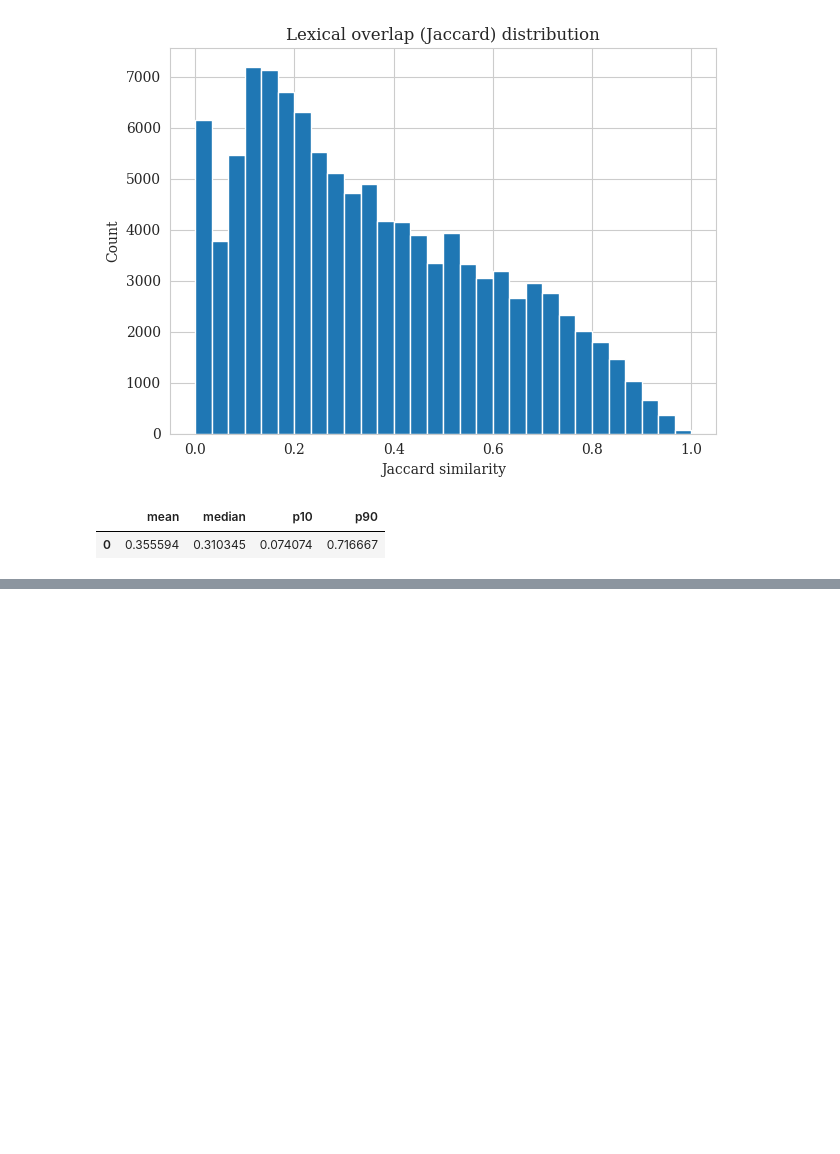
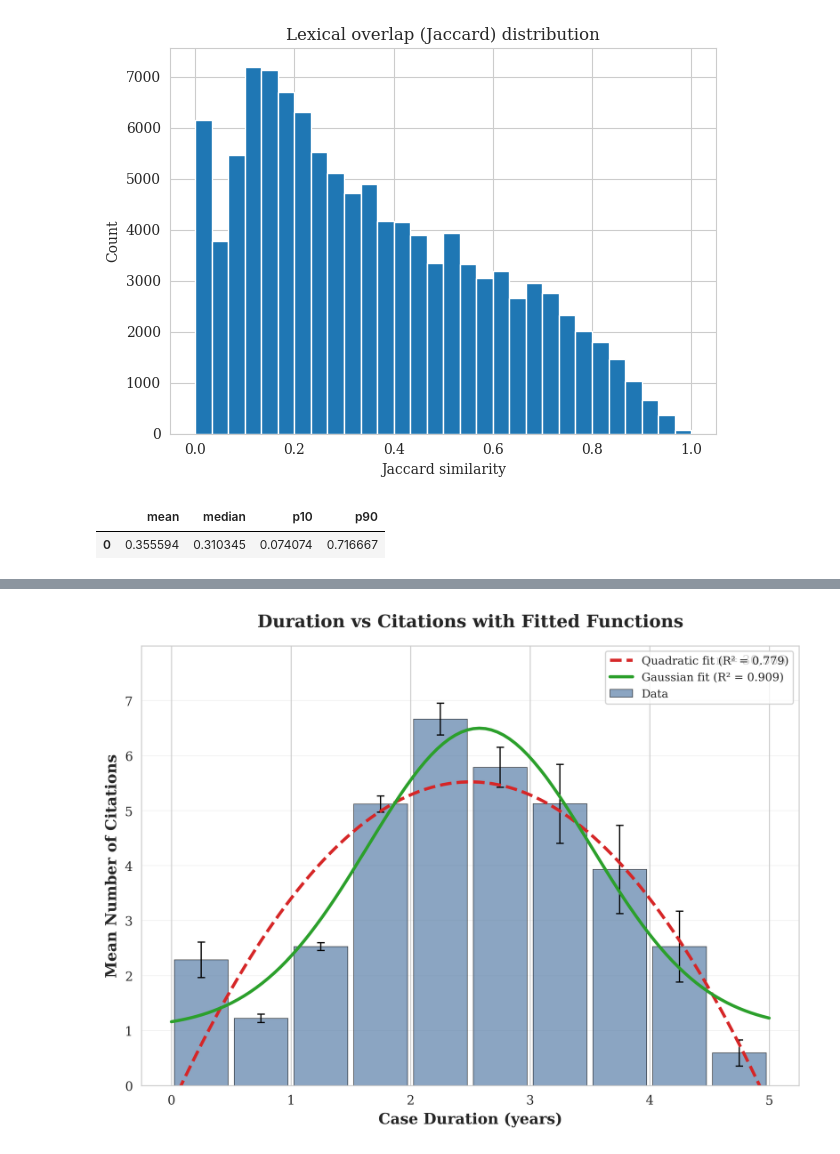
Before and after one commit to christianjensen2903/Master-Thesis, a Jupyter notebook: data_analysis/data_analysis.ipynb, the cells around one changed output, grey strips where cells are left out. Drawn from its saved outputs; the diff is of its cells as text; code cells hidden in the pictures; blank space fills up the shorter version.

Commit message:
✨ Updated data analysis

```diff
--- a/data_analysis/data_analysis.ipynb
+++ b/data_analysis/data_analysis.ipynb
@@ -777,0 +1092,100 @@ pd.DataFrame([summary])
+# %%
+# ============================================================================
+# FIT FUNCTION TO DURATION VS CITATIONS DATA
+# ============================================================================
+
+from scipy.optimize import curve_fit
+
+# Define candidate functions
+def quadratic(x, a, b, c):
+    return a * x**2 + b * x + c
+
+def gaussian(x, a, mu, sigma, c):
+    return a * np.exp(-((x - mu)**2) / (2 * sigma**2)) + c
+
+# Fit quadratic
+popt_quad, pcov_quad = curve_fit(quadratic, bin_centers, mean_citations)
+y_pred_quad = quadratic(bin_centers, *popt_quad)
+ss_res_quad = np.sum((mean_citations - y_pred_quad)**2)
+ss_tot = np.sum((mean_citations - np.mean(mean_citations))**2)
+r2_quad = 1 - (ss_res_quad / ss_tot)
+
+# Fit Gaussian
+p0_gauss = [max(mean_citations), 2.0, 1.0, 0]  # Initial guess
+popt_gauss, pcov_gauss = curve_fit(gaussian, bin_centers, mean_citations, p0=p0_gauss, maxfev=5000)
+y_pred_gauss = gaussian(bin_centers, *popt_gauss)
+ss_res_gauss = np.sum((mean_citations - y_pred_gauss)**2)
+r2_gauss = 1 - (ss_res_gauss / ss_tot)
+
+# Create figure with fitted curves
+fig, ax = plt.subplots(figsize=(8, 6), dpi=300)
+
+# Bar plot
+bars = ax.bar(bin_centers, mean_citations, width=0.45,
+              color='#5A7FA8', edgecolor='black', linewidth=0.5, alpha=0.7, label='Data')
+
+# Error bars
+ax.errorbar(bin_centers, mean_citations, yerr=sem_citations,
+            fmt='none', ecolor='black', capsize=3, capthick=1, linewidth=1)
+
+# Smooth x values for curves
+x_smooth = np.linspace(0, max_duration_years, 100)
+
+# Plot fitted curves
+ax.plot(x_smooth, quadratic(x_smooth, *popt_quad),
+        color='#D62728', linewidth=2.5, linestyle='--',
+        label=f'Quadratic fit (R² = {r2_quad:.3f})')
+
+ax.plot(x_smooth, gaussian(x_smooth, *popt_gauss),
+        color='#2CA02C', linewidth=2.5, linestyle='-',
+        label=f'Gaussian fit (R² = {r2_gauss:.3f})')
+
+# Labels and title
+ax.set_xlabel('Case Duration (years)', fontsize=12, fontweight='bold')
+ax.set_ylabel('Mean Number of Citations', fontsize=12, fontweight='bold')
+ax.set_title('Duration vs Citations with Fitted Functions',
+             fontsize=14, fontweight='bold', pad=15)
+
+# Limits
+ax.set_xlim(-0.25, max_duration_years + 0.25)
+ax.set_ylim(0, max(mean_citations) * 1.2)
+
+# Legend
+ax.legend(loc='upper right', frameon=True, fancybox=True, fontsize=9)
+
+# Grid
+ax.grid(True, alpha=0.3, linestyle='-', linewidth=0.5, axis='y')
+ax.set_axisbelow(True)
+ax.set_xticks(range(0, max_duration_years + 1))
+
+plt.tight_layout()
+plt.show()
+
+# Print fit results
+print(f"\n{'='*60}")
+print("FUNCTION FIT RESULTS")
+print(f"{'='*60}")
+
+print(f"\n--- Quadratic: f(x) = ax² + bx + c ---")
+print(f"  a = {popt_quad[0]:.4f}")
+print(f"  b = {popt_quad[1]:.4f}")
+print(f"  c = {popt_quad[2]:.4f}")
+print(f"  R² = {r2_quad:.4f}")
+# Find peak of quadratic
+peak_x_quad = -popt_quad[1] / (2 * popt_quad[0])
+peak_y_quad = quadratic(peak_x_quad, *popt_quad)
+print(f"  Peak at x = {peak_x_quad:.2f} years (citations = {peak_y_quad:.2f})")
+
+print(f"\n--- Gaussian: f(x) = a·exp(-(x-μ)²/2σ²) + c ---")
+print(f"  a (amplitude) = {popt_gauss[0]:.4f}")
+print(f"  μ (mean/peak) = {popt_gauss[1]:.4f} years")
+print(f"  σ (std dev)   = {popt_gauss[2]:.4f} years")
+print(f"  c (baseline)  = {popt_gauss[3]:.4f}")
+print(f"  R² = {r2_gauss:.4f}")
+
+print(f"\n{'='*60}")
+best_fit = "Gaussian" if r2_gauss > r2_quad else "Quadratic"
+print(f"Best fit: {best_fit} (higher R²)")
+print(f"{'='*60}")
+# %% [output]
+[figure, added]
```
Also changed, not shown: parts of 9 cells of this notebook, 3 other files.
